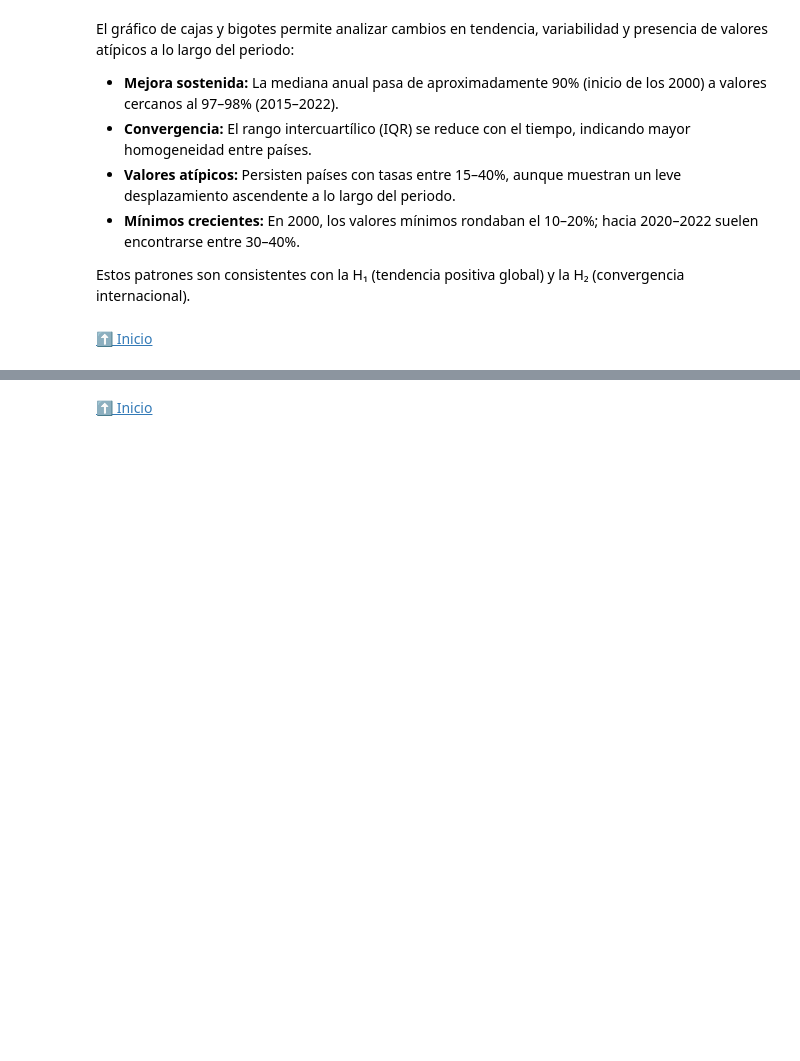
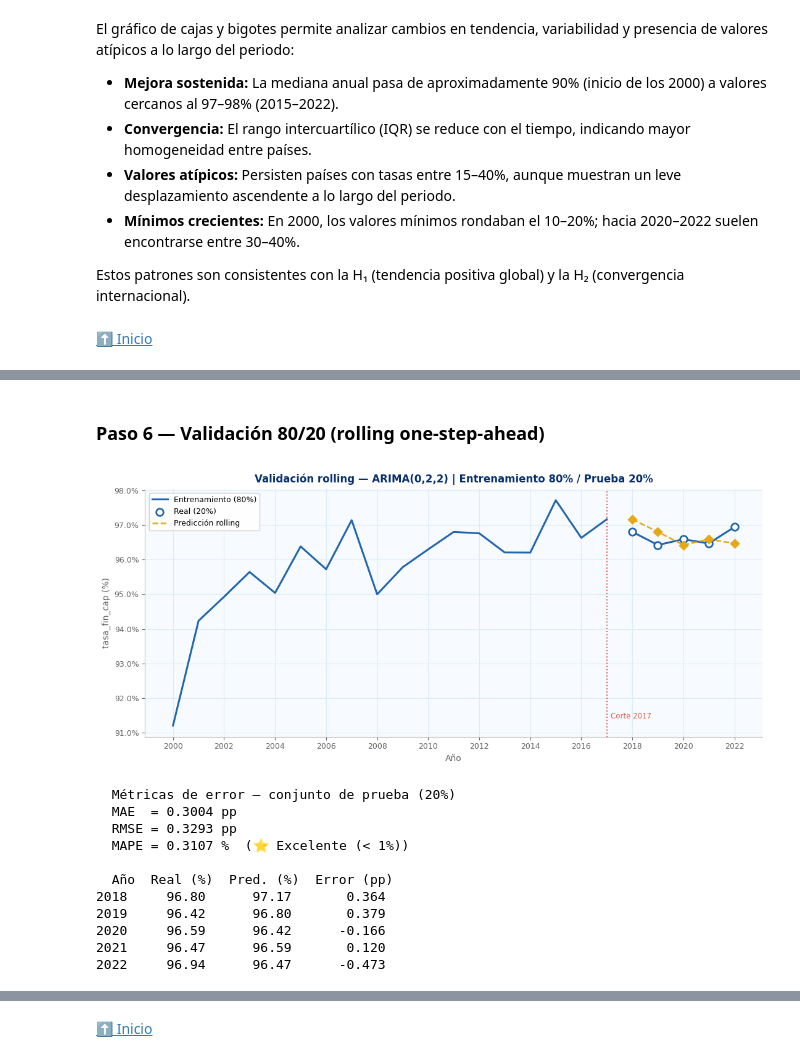
Before and after one commit to samueldavidchamorro/jbook_dataviz_2025, a Jupyter notebook: content/test.ipynb, the cells around one changed output, grey strips where cells are left out. Saved outputs shown, nothing was run; the diff lists cells and outputs as text; code cells hidden in the pictures; blank space fills up the shorter version.

```diff
--- a/content/test.ipynb
+++ b/content/test.ipynb
@@ -1061,0 +1370,80 @@ Estos patrones son consistentes con la H₁ (tendencia positiva global) y la H
+# %% [markdown]
+### Paso 6 — Validación 80/20 (rolling one-step-ahead)
+# %%
+# ── Validación rolling ───────────────────────────────────────────────────────
+n_total  = len(y)
+n_train  = int(np.floor(n_total * 0.80))
+n_test   = n_total - n_train
+y_train  = y[:n_train]
+y_test   = y[n_train:]
+a_train  = anios[:n_train]
+a_test   = anios[n_train:]
+
+preds = []
+hist  = list(y_train)
+for i in range(n_test):
+    try:
+        m = ARIMA(hist, order=BEST_ORDER).fit(method_kwargs={"warn_convergence": False})
+        fc = m.forecast(steps=1)
+        preds.append(float(fc.iloc[0]))
+    except Exception:
+        preds.append(hist[-1])
+    hist.append(float(y_test[i]))
+
+preds  = np.array(preds)
+errors = preds - y_test
+mae    = np.mean(np.abs(errors))
+rmse   = np.sqrt(np.mean(errors**2))
+mape   = np.mean(np.abs(errors / y_test)) * 100
+
+# ── Gráfico ───────────────────────────────────────────────────────────────────
+fig, ax = plt.subplots(figsize=(11, 5))
+fig.patch.set_facecolor("white")
+
+ax.plot(a_train, y_train, color=AZ_MAIN, linewidth=2.2, label="Entrenamiento (80%)")
+ax.plot(a_test,  y_test,  color=AZ_MAIN, linewidth=2.2)
+ax.scatter(a_test, y_test, color="white", edgecolors=AZ_MAIN, s=70,
+           zorder=5, linewidths=2, label="Real (20%)")
+ax.plot(a_test, preds, color=AMBER, linewidth=1.8,
+        linestyle="--", label="Predicción rolling", zorder=4)
+ax.scatter(a_test, preds, color=AMBER, marker="D", s=55, zorder=5)
+ax.axvline(anios[n_train-1], color=RED, linestyle=":", linewidth=1.4)
+ax.text(anios[n_train-1]+0.15, y.min()+0.2, f"Corte {anios[n_train-1]}",
+        color=RED, fontsize=8.5)
+
+apply_style(ax,
+    title="Validación rolling — ARIMA(0,2,2) | Entrenamiento 80% / Prueba 20%",
+    xlabel="Año", ylabel="tasa_fin_cap (%)")
+ax.set_xticks(range(2000, 2023, 2))
+ax.yaxis.set_major_formatter(plt.FuncFormatter(lambda x, _: f"{x:.1f}%"))
+ax.legend(fontsize=9, framealpha=0.9)
+
+plt.tight_layout()
+plt.show()
+
+# ── Métricas ──────────────────────────────────────────────────────────────────
+print("\n  Métricas de error — conjunto de prueba (20%)")
+print(f"  MAE  = {mae:.4f} pp")
+print(f"  RMSE = {rmse:.4f} pp")
+print(f"  MAPE = {mape:.4f} %  ({'⭐ Excelente (< 1%)' if mape < 1 else '✅ Muy bueno (< 5%)' if mape < 5 else '⚠️ Moderado'})")
+
+df_det = pd.DataFrame({
+    "Año":        a_test,
+    "Real (%)":   np.round(y_test, 2),
+    "Pred. (%)":  np.round(preds, 2),
+    "Error (pp)": np.round(errors, 3)
+})
+print("\n", df_det.to_string(index=False))
+# %% [output]
+[figure, added]
+  Métricas de error — conjunto de prueba (20%)
+  MAE  = 0.3004 pp
+  RMSE = 0.3293 pp
+  MAPE = 0.3107 %  (⭐ Excelente (< 1%))
+
+  Año  Real (%)  Pred. (%)  Error (pp)
+2018     96.80      97.17       0.364
+2019     96.42      96.80       0.379
+2020     96.59      96.42      -0.166
+2021     96.47      96.59       0.120
+2022     96.94      96.47      -0.473
```
Also changed, not shown: parts of 23 cells of this notebook.
